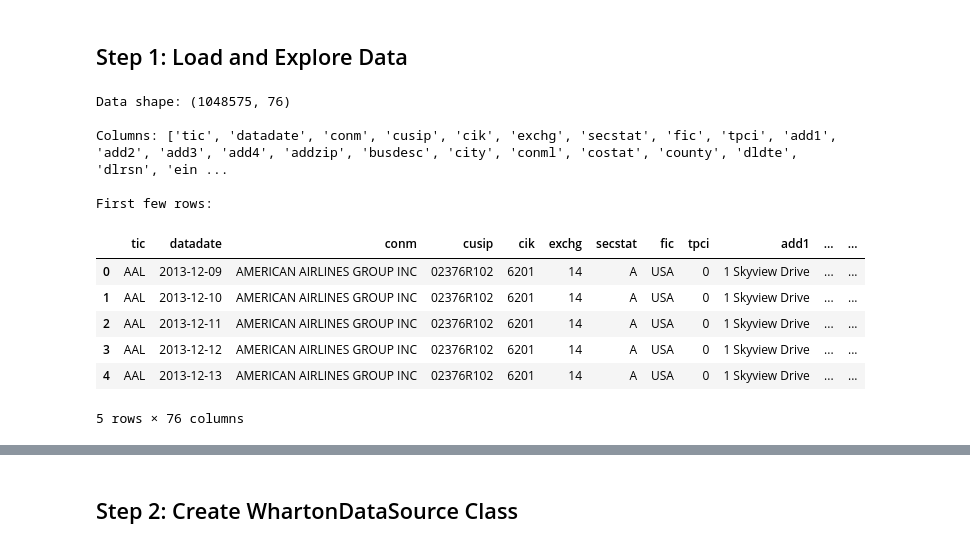
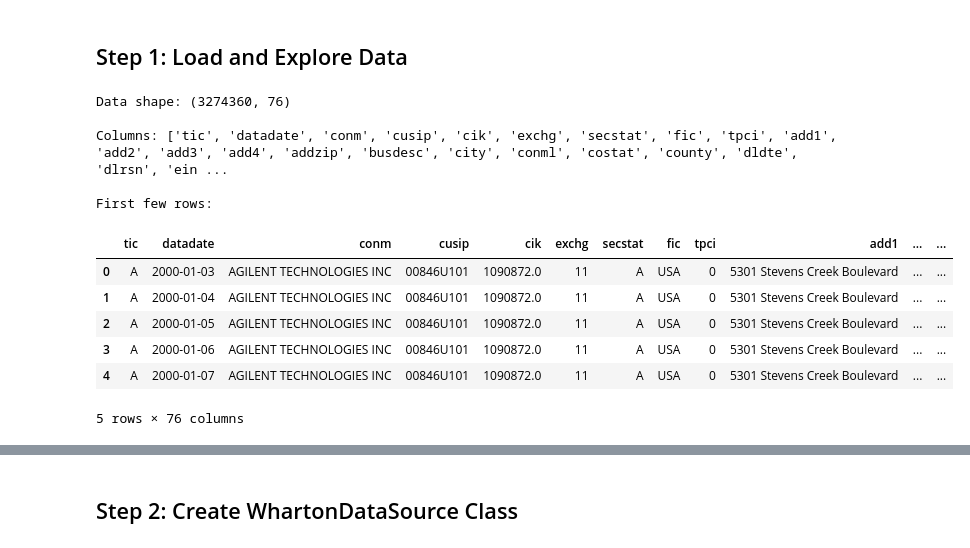
Before and after one commit to lucas-309/millennium-data-quality-25-26, a Jupyter notebook: backtester/wharton_data_integration.ipynb, the cells around one changed output, grey strips where cells are left out. Drawn from its saved outputs; the diff is of its cells as text; code cells hidden in the pictures.

```diff
--- a/backtester/wharton_data_integration.ipynb
+++ b/backtester/wharton_data_integration.ipynb
@@ -84,32 +71,33 @@ df.to_parquet("WhartonDataSource.parquet", engine="pyarrow", compression="snappy
 # %% [markdown]
 ## Step 1: Load and Explore Data
 # %%
+
+from typing import List, Dict, Any
+import os
 import pandas as pd
 import numpy as np
-from typing import List, Dict, Any
-import os
 
 # Load the Wharton data
-file_path = 'WhartonDataSource.parquet'
+file_path = 'WhartonDataSource3.parquet'
 df = pd.read_parquet(file_path)
 
 
 print(f"Data shape: {df.shape}")
 print(f"\nColumns: {df.columns.tolist()}")
 print(f"\nFirst few rows:")
 df.head()
 # %% [output]
-Data shape: (1048575, 76)
+Data shape: (3274360, 76)
 
 Columns: ['tic', 'datadate', 'conm', 'cusip', 'cik', 'exchg', 'secstat', 'fic', 'tpci', 'add1', 'add2', 'add3', 'add4', 'addzip', 'busdesc', 'city', 'conml', 'costat', 'county', 'dldte', 'dlrsn', 'ein ...
 
 First few rows:
 |  | tic | datadate | conm | cusip | cik | exchg | secstat | fic | tpci | add1 | ... | ... |
-| 0 | AAL | 2013-12-09 | AMERICAN AIRLINES GROUP INC | 02376R102 | 6201 | 14 | A | USA | 0 | 1 Skyview Drive | ... | ... |
-| 1 | AAL | 2013-12-10 | AMERICAN AIRLINES GROUP INC | 02376R102 | 6201 | 14 | A | USA | 0 | 1 Skyview Drive | ... | ... |
-| 2 | AAL | 2013-12-11 | AMERICAN AIRLINES GROUP INC | 02376R102 | 6201 | 14 | A | USA | 0 | 1 Skyview Drive | ... | ... |
-| 3 | AAL | 2013-12-12 | AMERICAN AIRLINES GROUP INC | 02376R102 | 6201 | 14 | A | USA | 0 | 1 Skyview Drive | ... | ... |
-| 4 | AAL | 2013-12-13 | AMERICAN AIRLINES GROUP INC | 02376R102 | 6201 | 14 | A | USA | 0 | 1 Skyview Drive | ... | ... |
+| 0 | A | 2000-01-03 | AGILENT TECHNOLOGIES INC | 00846U101 | 1090872.0 | 11 | A | USA | 0 | 5301 Stevens Creek Boulevard | ... | ... |
+| 1 | A | 2000-01-04 | AGILENT TECHNOLOGIES INC | 00846U101 | 1090872.0 | 11 | A | USA | 0 | 5301 Stevens Creek Boulevard | ... | ... |
+| 2 | A | 2000-01-05 | AGILENT TECHNOLOGIES INC | 00846U101 | 1090872.0 | 11 | A | USA | 0 | 5301 Stevens Creek Boulevard | ... | ... |
+| 3 | A | 2000-01-06 | AGILENT TECHNOLOGIES INC | 00846U101 | 1090872.0 | 11 | A | USA | 0 | 5301 Stevens Creek Boulevard | ... | ... |
+| 4 | A | 2000-01-07 | AGILENT TECHNOLOGIES INC | 00846U101 | 1090872.0 | 11 | A | USA | 0 | 5301 Stevens Creek Boulevard | ... | ... |
 5 rows × 76 columns
 # %%
 def extract_and_rename_columns(df):
```
Also changed, not shown: parts of 10 cells of this notebook, 20 other files.
